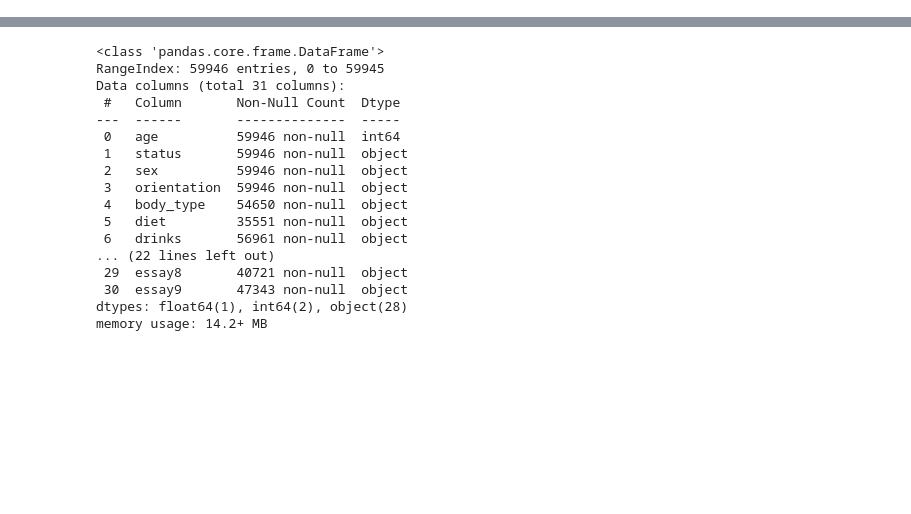
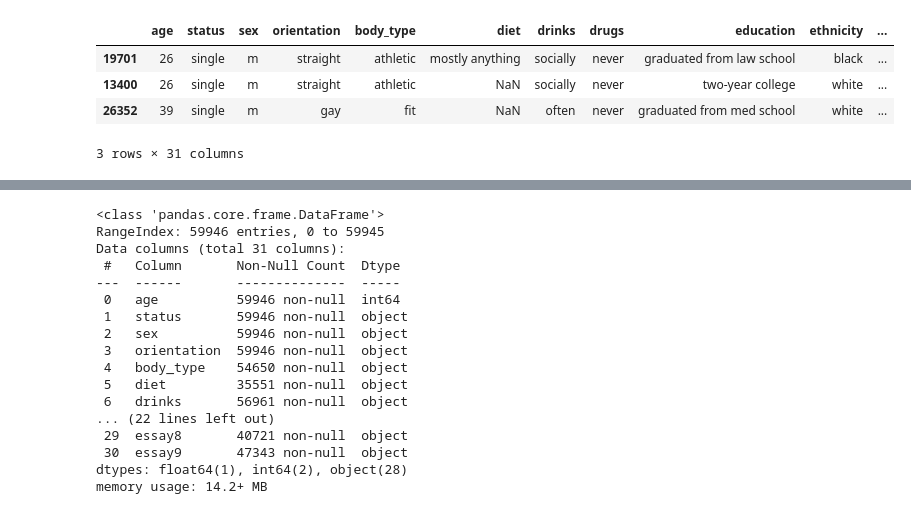
Before and after one commit to truongphamnguyen/daimil-midterm-project, a Jupyter notebook: notebooks/exploring_data.ipynb, the cells around one changed output, grey strips where cells are left out. Cells and saved outputs as stored; diff of their text form; code cells hidden in the pictures; blank space fills up the shorter version.

```diff
--- a/notebooks/exploring_data.ipynb
+++ b/notebooks/exploring_data.ipynb
@@ -11,3 +17,13 @@ from clean_text import remove_stopwords as rs
 # %%
 # Read and save dataset into
 cupid_df = pd.read_csv("../data/okcupid_profiles.csv")
+# Check the data
+cupid_df.head()
+# Sampling the rows
+cupid_df.sample(3)
+# %% [output]
+|  | age | status | sex | orientation | body_type | diet | drinks | drugs | education | ethnicity | ... |
+| 19701 | 26 | single | m | straight | athletic | mostly anything | socially | never | graduated from law school | black | ... |
+| 13400 | 26 | single | m | straight | athletic | NaN | socially | never | two-year college | white | ... |
+| 26352 | 39 | single | m | gay | fit | NaN | often | never | graduated from med school | white | ... |
+3 rows × 31 columns
```
Also changed, not shown: parts of 24 cells of this notebook, 4 other files.
